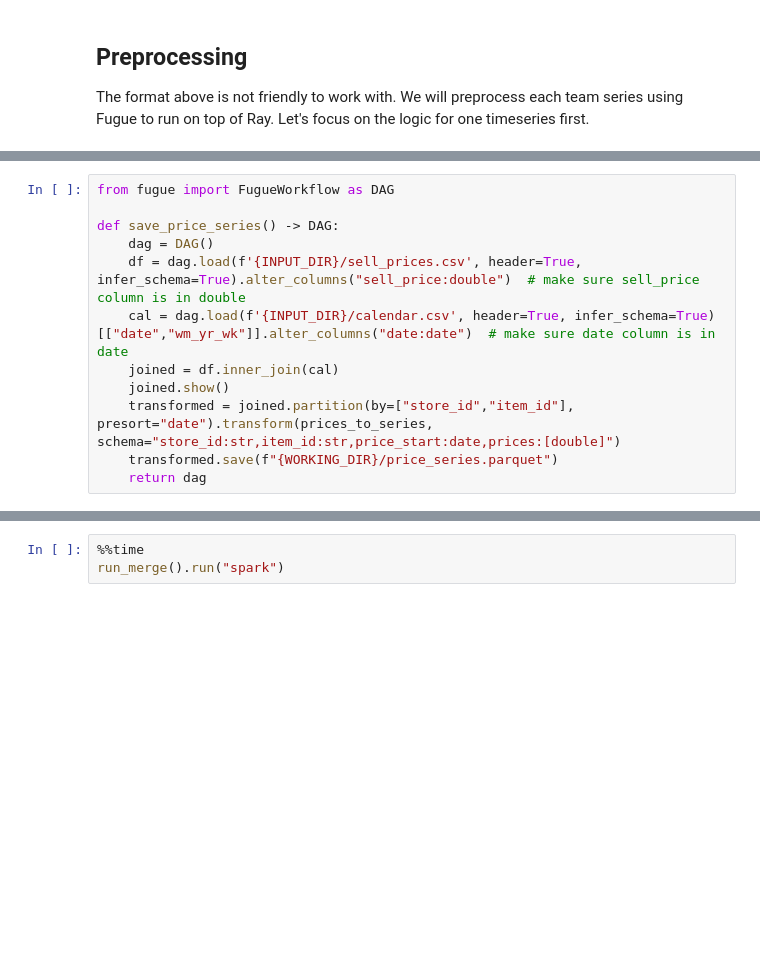
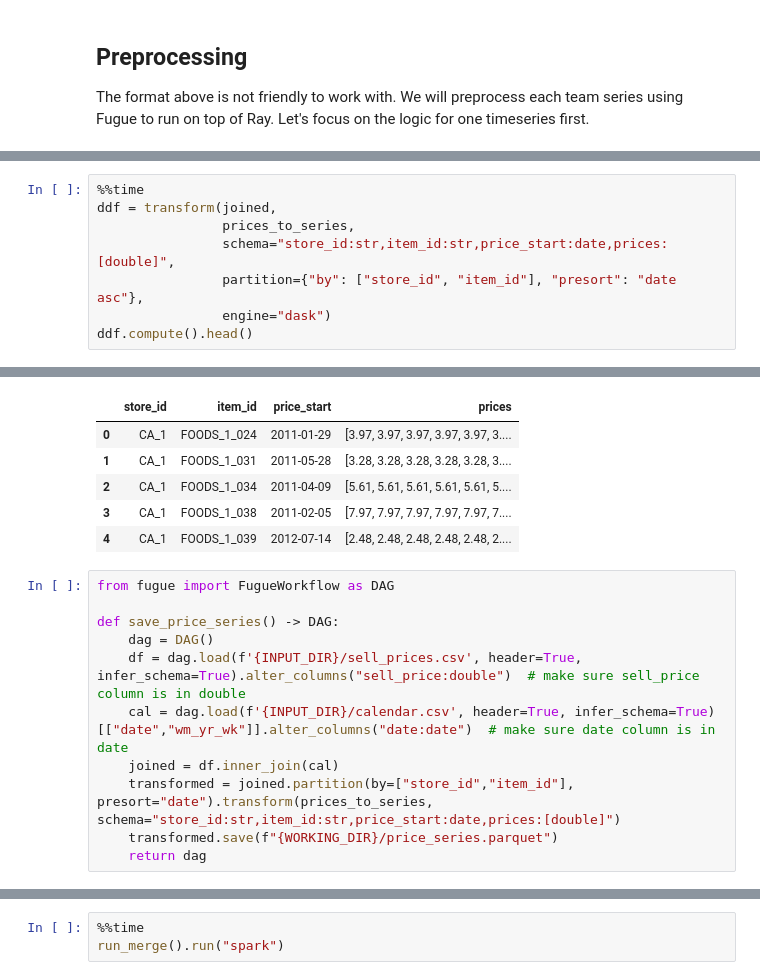
Before and after one commit to kvnkho/pydata-timeseries-forecasting, a Jupyter notebook: notebooks/intro.ipynb, the cells around one changed output, grey strips where cells are left out. Cells and saved outputs as stored; diff of their text form; blank space fills up the shorter version.

```diff
--- a/notebooks/intro.ipynb
+++ b/notebooks/intro.ipynb
@@ -198,0 +201,9 @@ print(prices_to_series(df))
+# %%
+%%time
+ddf = transform(joined,
+                prices_to_series,
+                schema="store_id:str,item_id:str,price_start:date,prices:[double]",
+                partition={"by": ["store_id", "item_id"], "presort": "date asc"},
+                engine="dask")
+ddf.compute().head()
+# %% [output]
@@ -199,3 +212,9 @@ print(prices_to_series(df))
+|  | store_id | item_id | price_start | prices |
+| 0 | CA_1 | FOODS_1_024 | 2011-01-29 | [3.97, 3.97, 3.97, 3.97, 3.97, 3.... |
+| 1 | CA_1 | FOODS_1_031 | 2011-05-28 | [3.28, 3.28, 3.28, 3.28, 3.28, 3.... |
+| 2 | CA_1 | FOODS_1_034 | 2011-04-09 | [5.61, 5.61, 5.61, 5.61, 5.61, 5.... |
+| 3 | CA_1 | FOODS_1_038 | 2011-02-05 | [7.97, 7.97, 7.97, 7.97, 7.97, 7.... |
+| 4 | CA_1 | FOODS_1_039 | 2012-07-14 | [2.48, 2.48, 2.48, 2.48, 2.48, 2.... |
 # %%
 from fugue import FugueWorkflow as DAG
 
@@ -204,7 +223,6 @@ def save_price_series() -> DAG:
     df = dag.load(f'{INPUT_DIR}/sell_prices.csv', header=True, infer_schema=True).alter_columns("sell_price:double")  # make sure sell_price column is in double
     cal = dag.load(f'{INPUT_DIR}/calendar.csv', header=True, infer_schema=True)[["date","wm_yr_wk"]].alter_columns("date:date")  # make sure date column is in date
     joined = df.inner_join(cal)
-    joined.show()
     transformed = joined.partition(by=["store_id","item_id"], presort="date").transform(prices_to_series, schema="store_id:str,item_id:str,price_start:date,prices:[double]")
     transformed.save(f"{WORKING_DIR}/price_series.parquet")
     return dag
```
Also changed, not shown: parts of 13 cells of this notebook.
